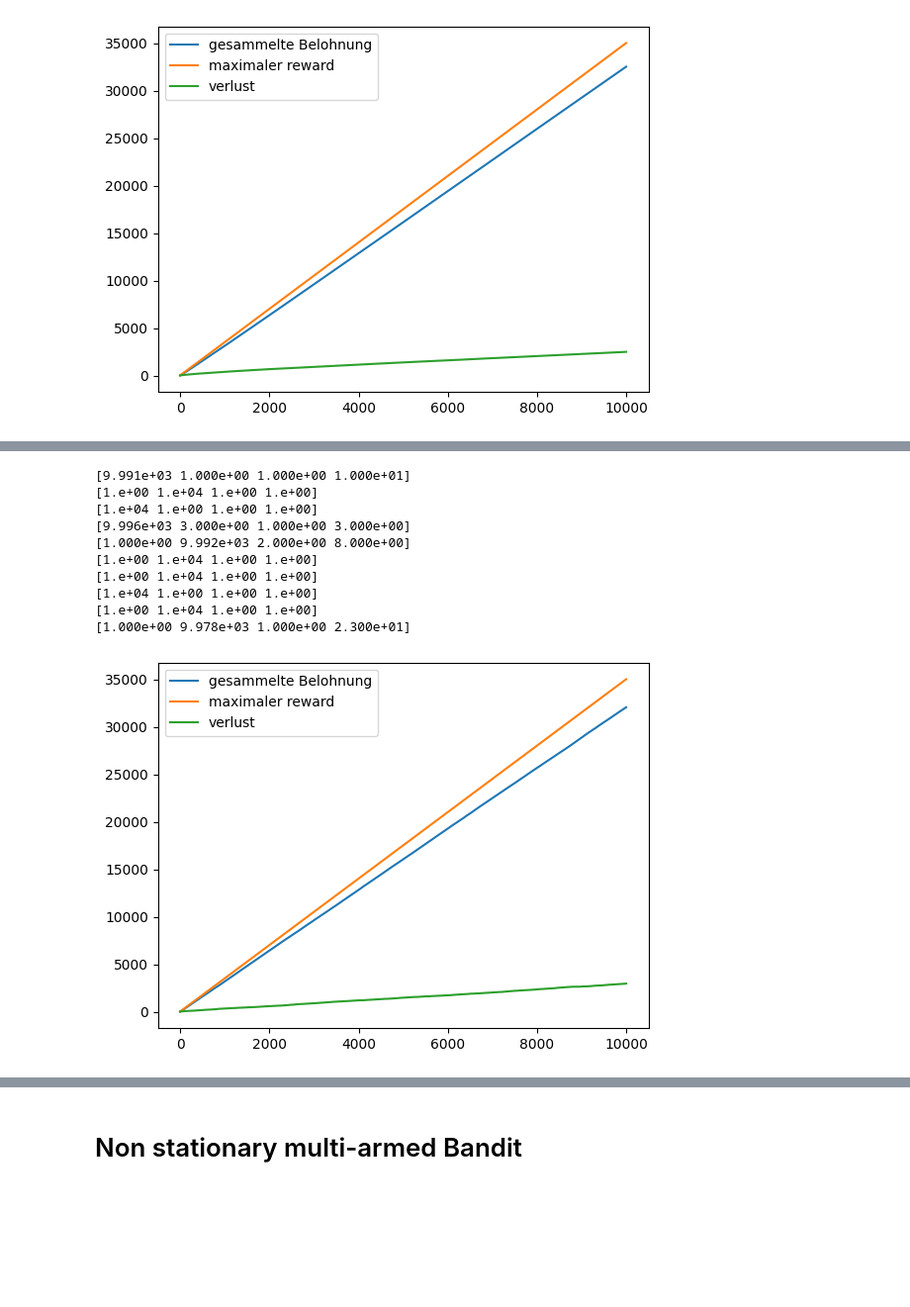
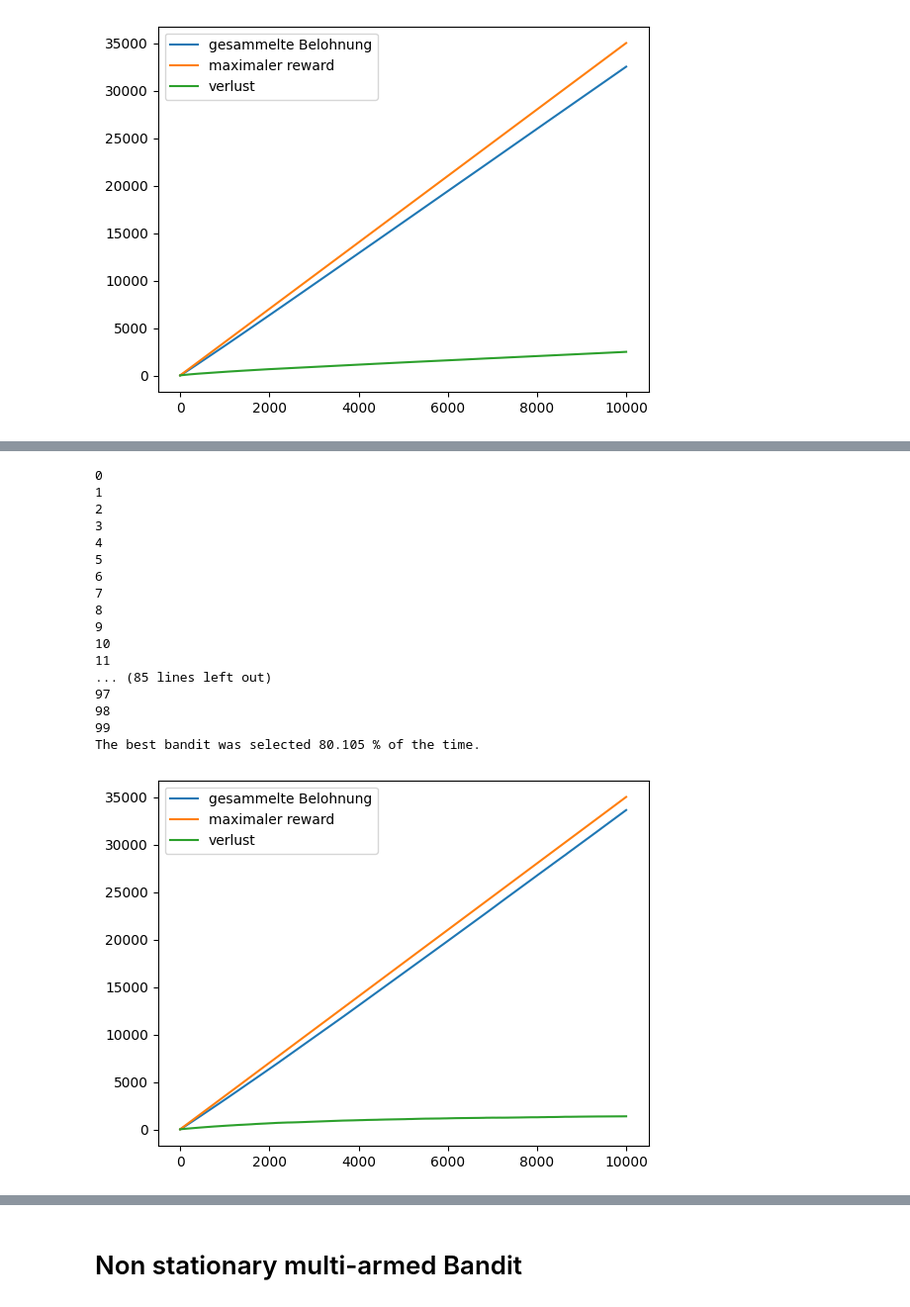
Before and after one commit to Valentin-Adam/Deep-Reinforcement-Learning-, a Jupyter notebook: Sheet01/adam_ullmann.ipynb, the cells around one changed output, grey strips where cells are left out. Shown at 99% size. Cells and saved outputs as stored; diff of their text form; code cells hidden in the pictures; blank space fills up the shorter version.

```diff
--- a/Sheet01/adam_ullmann.ipynb
+++ b/Sheet01/adam_ullmann.ipynb
@@ -134,3 +275,8 @@ The best bandit was selected 79.97462 % of the time.
+# %%
+k = 4
+num_of_iter = 10000
+eps = 0.1
+num_of_avg = 100
 # %%
 linear_decay_eps = lambda i, num_of_iterations, eps: eps - (eps/num_of_iterations) * (i-1)
 exp_decay_eps = lambda i, num_of_iterations, eps: eps * np.exp(- (i-1))
@@ -171,34 +283,21 @@ plt.show()
-# %%
-all_values = np.zeros((k, num_of_iter))
-total_reward = np.zeros(num_of_iter)
-total_regret = np.zeros(num_of_iter)
-
-for i in range(num_of_avg):
-    all_values_i, total_reward_i, total_regret_i = k_armed_bandit(k, num_of_iter,eps,means,std_dev, eps_decay=exp_decay_eps)
-    all_values += all_values_i
-    total_reward += total_reward_i
-    total_regret += total_regret_i
-
-all_values = all_values/num_of_avg
-total_reward = total_reward/num_of_avg
-total_regret = total_regret/num_of_avg
-# %% [output]
-[9.991e+03 1.000e+00 1.000e+00 1.000e+01]
-[1.e+00 1.e+04 1.e+00 1.e+00]
-[1.e+04 1.e+00 1.e+00 1.e+00]
-[9.996e+03 3.000e+00 1.000e+00 3.000e+00]
-[1.000e+00 9.992e+03 2.000e+00 8.000e+00]
-[1.e+00 1.e+04 1.e+00 1.e+00]
-[1.e+00 1.e+04 1.e+00 1.e+00]
-[1.e+04 1.e+00 1.e+00 1.e+00]
-[1.e+00 1.e+04 1.e+00 1.e+00]
-[1.000e+00 9.978e+03 1.000e+00 2.300e+01]
-# %%
-plt.plot(np.linspace(0, num_of_iter-1, num_of_iter), total_reward, label='gesammelte Belohnung')
-plt.plot(np.linspace(0, num_of_iter-1, num_of_iter), means[0]*np.linspace(1, num_of_iter, num_of_iter) + (k-1)*max(means), label='maximaler reward')
-plt.plot(np.linspace(0, num_of_iter-1, num_of_iter), total_regret, label='verlust')
-
-plt.legend()
-plt.show()
-# %% [output]
-[figure, removed]
+# %%
+reward_lin, regret_lin, best_perc_lin = averageraging_plotting(k,num_of_iter,eps,num_of_avg,means,std_dev, init = 2, decay= linear_decay_eps )
+# %% [output]
+0
+1
+2
+3
+4
+5
+6
+7
+8
+9
+10
+11
+... (85 lines left out)
+97
+98
+99
+The best bandit was selected 80.105 % of the time.
+[figure, added]
```
Also changed, not shown: parts of 25 cells of this notebook.
